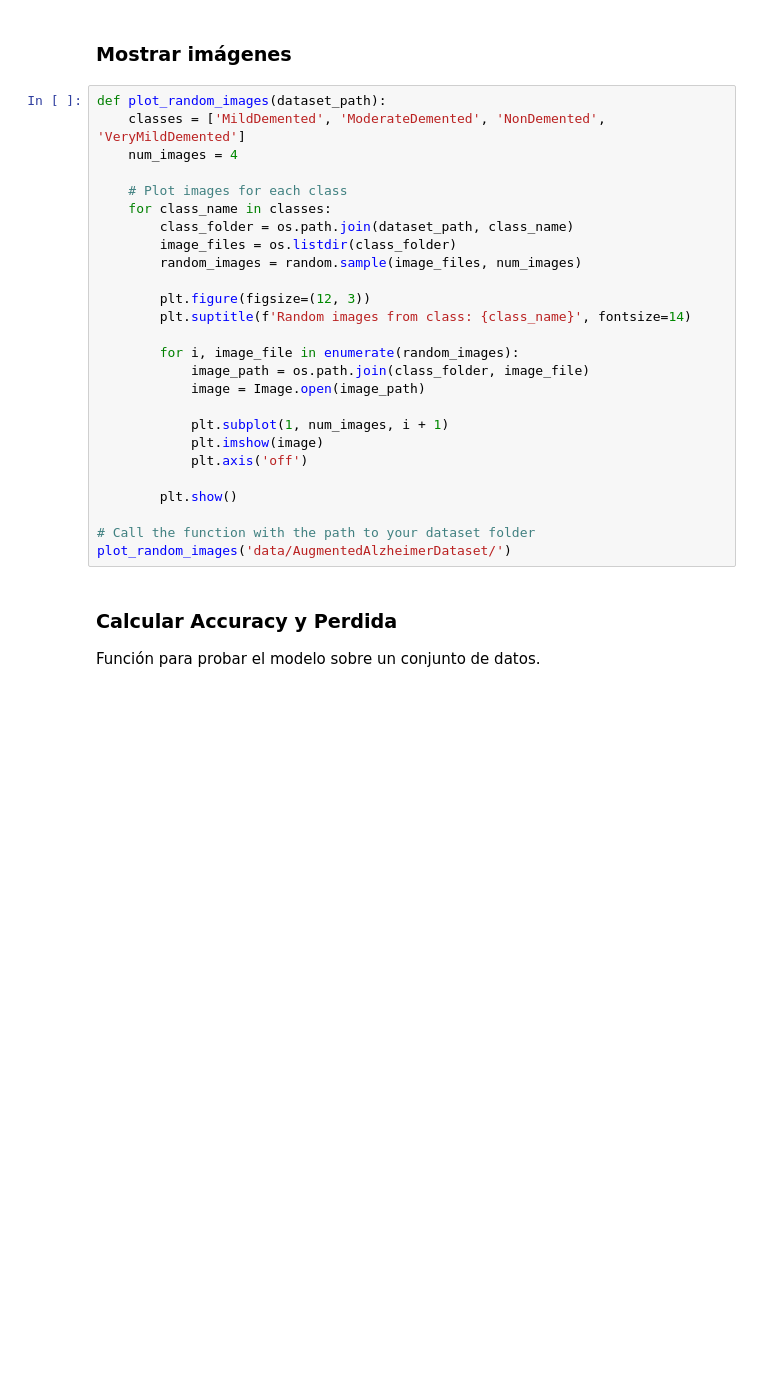
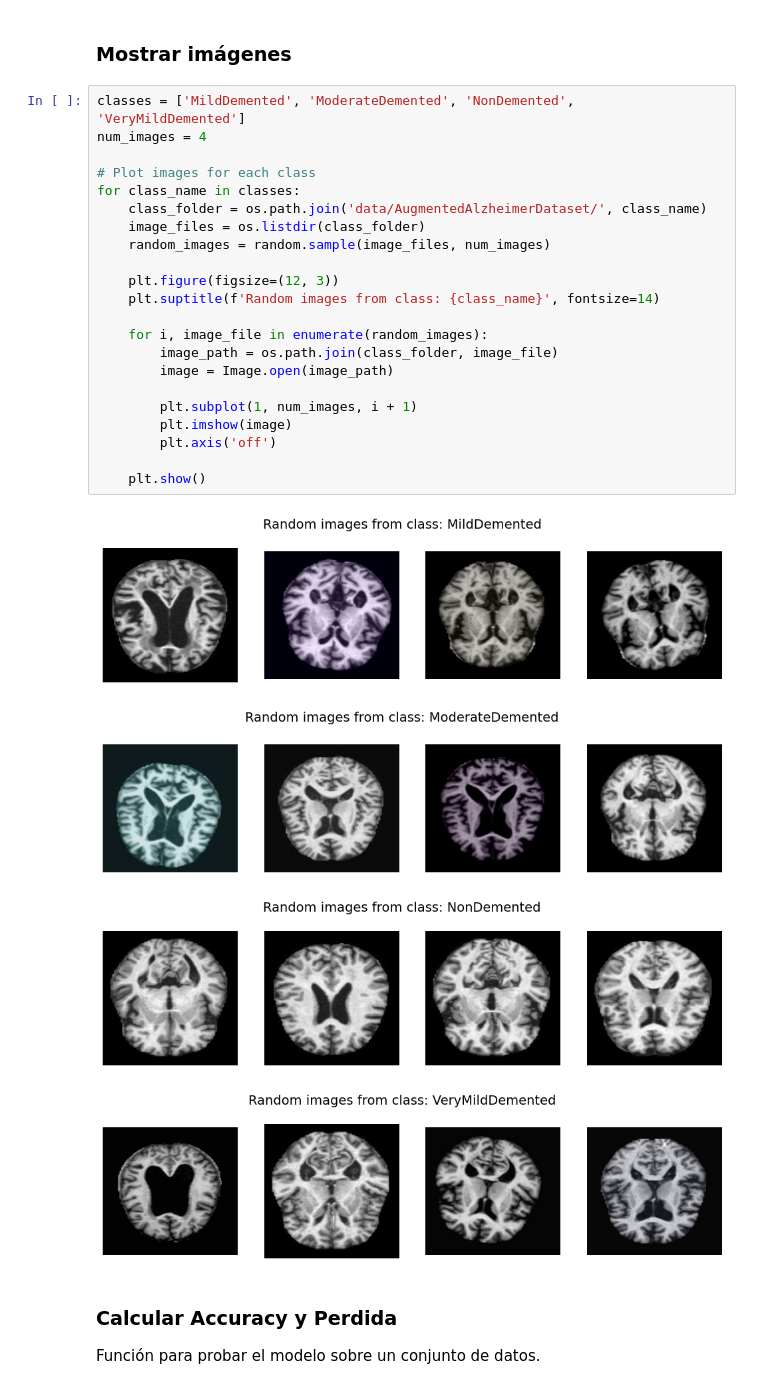
Before and after one commit to jgamero-ibrobotics/trabajo-pic, a Jupyter notebook: TransferLearning.ipynb, the cells around one changed output. Cells and saved outputs as stored; diff of their text form; blank space fills up the shorter version.

```diff
--- a/TransferLearning.ipynb
+++ b/TransferLearning.ipynb
@@ -80,31 +80,32 @@ cpu
 # %% [markdown]
 ### Mostrar imágenes
 # %%
-def plot_random_images(dataset_path):
-    classes = ['MildDemented', 'ModerateDemented', 'NonDemented', 'VeryMildDemented']
-    num_images = 4
+classes = ['MildDemented', 'ModerateDemented', 'NonDemented', 'VeryMildDemented']
+num_images = 4
 
-    # Plot images for each class
-    for class_name in classes:
-        class_folder = os.path.join(dataset_path, class_name)
-        image_files = os.listdir(class_folder)
-        random_images = random.sample(image_files, num_images)
+# Plot images for each class
+for class_name in classes:
+    class_folder = os.path.join('data/AugmentedAlzheimerDataset/', class_name)
+    image_files = os.listdir(class_folder)
+    random_images = random.sample(image_files, num_images)
 
-        plt.figure(figsize=(12, 3))
-        plt.suptitle(f'Random images from class: {class_name}', fontsize=14)
+    plt.figure(figsize=(12, 3))
+    plt.suptitle(f'Random images from class: {class_name}', fontsize=14)
 
-        for i, image_file in enumerate(random_images):
-            image_path = os.path.join(class_folder, image_file)
-            image = Image.open(image_path)
+    for i, image_file in enumerate(random_images):
+        image_path = os.path.join(class_folder, image_file)
+        image = Image.open(image_path)
 
-            plt.subplot(1, num_images, i + 1)
-            plt.imshow(image)
-            plt.axis('off')
+        plt.subplot(1, num_images, i + 1)
+        plt.imshow(image)
+        plt.axis('off')
 
-        plt.show()
-
-# Call the function with the path to your dataset folder
-plot_random_images('data/AugmentedAlzheimerDataset/')
+    plt.show()
+# %% [output]
+[figure, added]
+[figure, added]
+[figure, added]
+[figure, added]
 # %% [markdown]
 ### Calcular Accuracy y Perdida
 Función para probar el modelo sobre un conjunto de datos.
```
Also changed, not shown: parts of 14 cells of this notebook.
